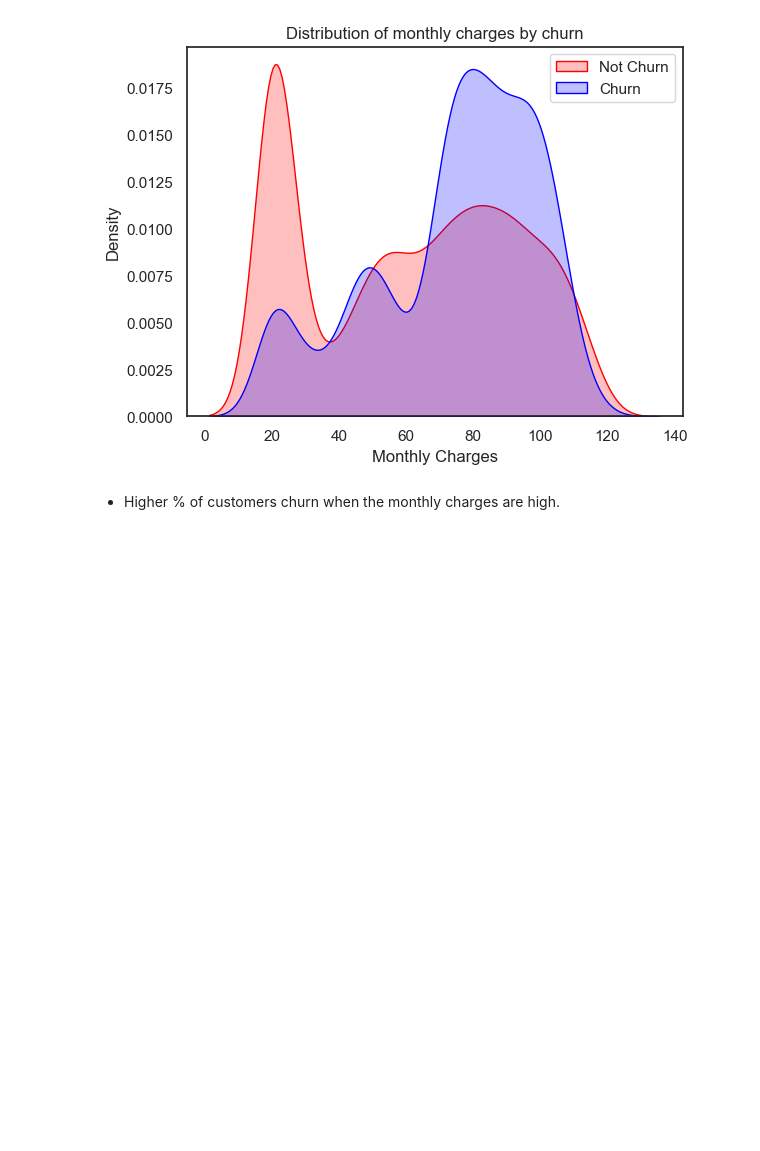
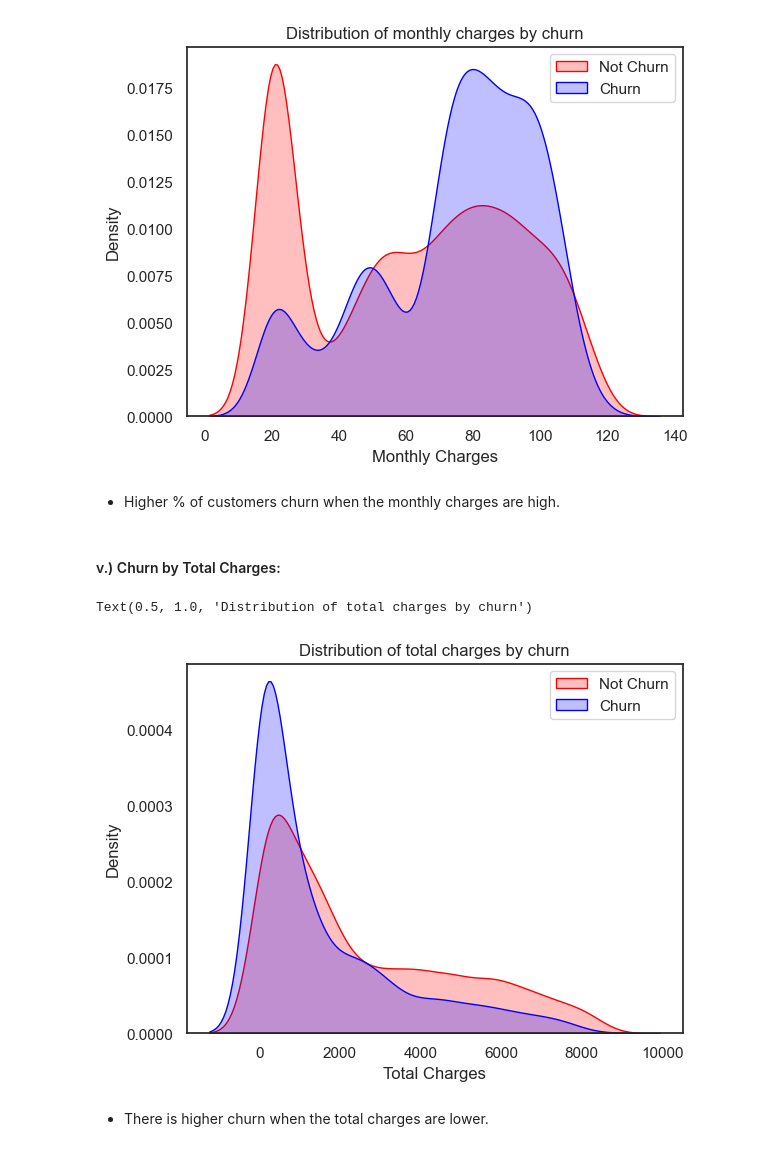
Before and after one commit to AmirMotefaker/Sales-Data-Analysis, a Jupyter notebook: Customer Churn Prediction/Customer Churn Prediction - Telecom/Customer Churn Prediction - Telecom.ipynb, the cells around one changed output. Drawn from its saved outputs; the diff is of its cells as text; code cells hidden in the pictures; blank space fills up the shorter version.

Commit message:
Update Customer Churn Prediction - Telecom

```diff
--- a/Customer Churn Prediction/Customer Churn Prediction - Telecom/Customer Churn Prediction - Telecom.ipynb
+++ b/Customer Churn Prediction/Customer Churn Prediction - Telecom/Customer Churn Prediction - Telecom.ipynb
@@ -464,3 +464,19 @@ Text(0.5, 1.0, 'Distribution of monthly charges by churn')
 [figure]
 # %% [markdown]
 - Higher % of customers churn when the monthly charges are high.
+# %% [markdown]
+#### v.) Churn by Total Charges:
+# %%
+ax = sns.kdeplot(data.TotalCharges[(data["Churn"] == 'No') ],
+                color="Red", shade = True)
+ax = sns.kdeplot(data.TotalCharges[(data["Churn"] == 'Yes') ],
+                ax =ax, color="Blue", shade= True)
+ax.legend(["Not Churn","Churn"],loc='upper right')
+ax.set_ylabel('Density')
+ax.set_xlabel('Total Charges')
+ax.set_title('Distribution of total charges by churn')
+# %% [output]
+Text(0.5, 1.0, 'Distribution of total charges by churn')
+[figure, added]
+# %% [markdown]
+- There is higher churn when the total charges are lower.
```
